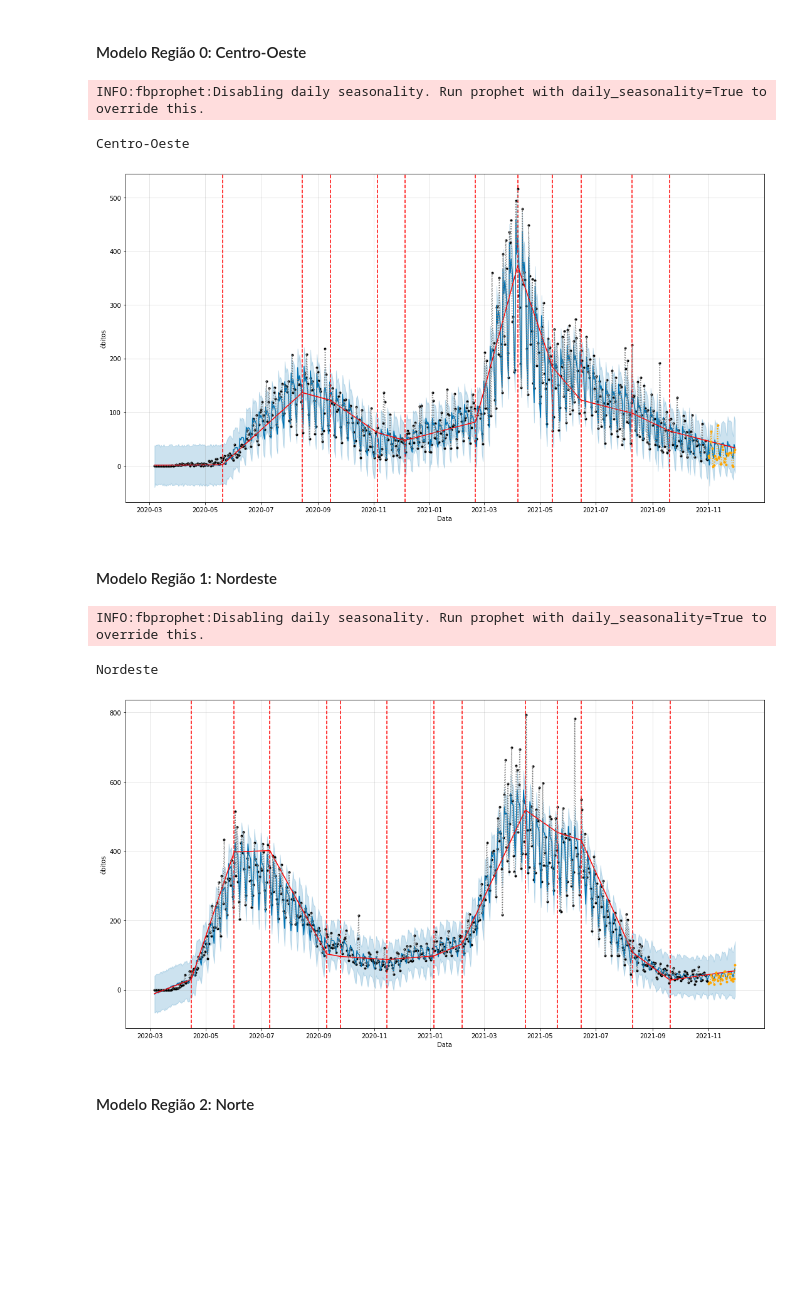
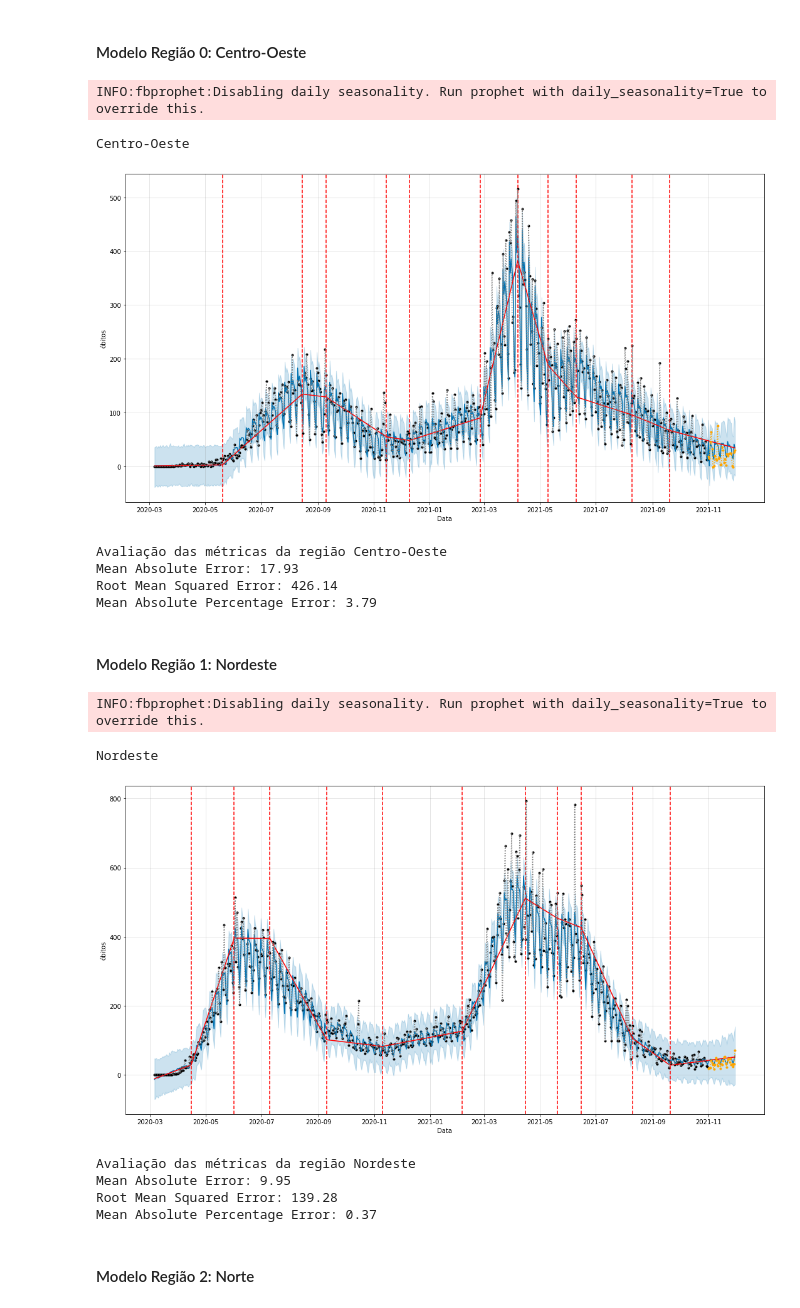
Before and after one commit to ViniciusCastillo/BootcampAlura_ProjetoModulo3, a Jupyter notebook: notebooks/Comparacao_Projecoes.ipynb, the cells around one changed output. Drawn from its saved outputs; the diff is of its cells as text; code cells hidden in the pictures; blank space fills up the shorter version.

```diff
--- a/notebooks/Comparacao_Projecoes.ipynb
+++ b/notebooks/Comparacao_Projecoes.ipynb
@@ -118,23 +141,30 @@ previsao_regiao = {}
 # %%
 r = 0 # código a região analisada
 print ("\n"+regioes[r])
-lista_changepoints = ['2020-05-20','2020-08-15','2020-09-15','2020-11-05','2020-12-05',
-                      '2021-02-20','2021-04-07','2021-05-15','2021-06-15','2021-08-10','2021-09-20']
+lista_changepoints = ['2020-05-20','2020-08-15','2020-09-10','2020-11-15','2020-12-10',
+                      '2021-02-25','2021-04-07','2021-05-10','2021-06-10','2021-08-10','2021-09-20']
 modelo_regiao[regioes[r]], previsao_regiao[regioes[r]] = modelar(df_treino_regiao[regioes[r]], df_teste_regiao[regioes[r]], 'óbitos',
                                                                  show_change_points=True, countryName='BR', changepoints=lista_changepoints,
                                                                  changepoint_prior_scale=5, seasonality_mode='multiplicative',
                                                                  yearly_seasonality=True)
 # %% [output]
 INFO:fbprophet:Disabling daily seasonality. Run prophet with daily_seasonality=True to override this.
 Centro-Oeste
-[figure, old version]
+[figure, new version]
+# %%
+metricas(df_teste_regiao[regioes[r]], previsao_regiao[regioes[r]][inicio_teste[regioes[r]]:],'Avaliação das métricas da região ' + regioes[r])
+# %% [output]
+Avaliação das métricas da região Centro-Oeste
+Mean Absolute Error: 17.93
+Root Mean Squared Error: 426.14
+Mean Absolute Percentage Error: 3.79
 # %% [markdown]
 #### Modelo Região 1: Nordeste
 # %%
 r = 1 # código a região analisada
 print ("\n"+regioes[r])
-lista_changepoints = ['2020-04-15','2020-06-01','2020-07-10','2020-09-10','2020-09-25','2020-11-15',
-                      '2021-01-05','2021-02-05','2021-04-15','2021-05-20','2021-06-15','2021-08-10','2021-09-20']
+lista_changepoints = ['2020-04-15','2020-06-01','2020-07-10','2020-09-10','2020-09-30','2020-11-10',
+                      '2021-02-05','2021-04-15','2021-05-20','2021-06-15','2021-08-10','2021-09-20']
 modelo_regiao[regioes[r]], previsao_regiao[regioes[r]] = modelar(df_treino_regiao[regioes[r]], df_teste_regiao[regioes[r]], 'óbitos',
                                                                  show_change_points=True, countryName='BR', changepoints=lista_changepoints,
                                                                  changepoint_prior_scale=5, seasonality_mode='multiplicative',
@@ -142,7 +172,14 @@ modelo_regiao[regioes[r]], previsao_regiao[regioes[r]] = modelar(df_treino_regia
 # %% [output]
 INFO:fbprophet:Disabling daily seasonality. Run prophet with daily_seasonality=True to override this.
 Nordeste
-[figure, old version]
+[figure, new version]
+# %%
+metricas(df_teste_regiao[regioes[r]], previsao_regiao[regioes[r]][inicio_teste[regioes[r]]:],'Avaliação das métricas da região ' + regioes[r])
+# %% [output]
+Avaliação das métricas da região Nordeste
+Mean Absolute Error: 9.95
+Root Mean Squared Error: 139.28
+Mean Absolute Percentage Error: 0.37
 # %% [markdown]
 #### Modelo Região 2: Norte
 # %%
```
Also changed, not shown: parts of 16 cells of this notebook.
